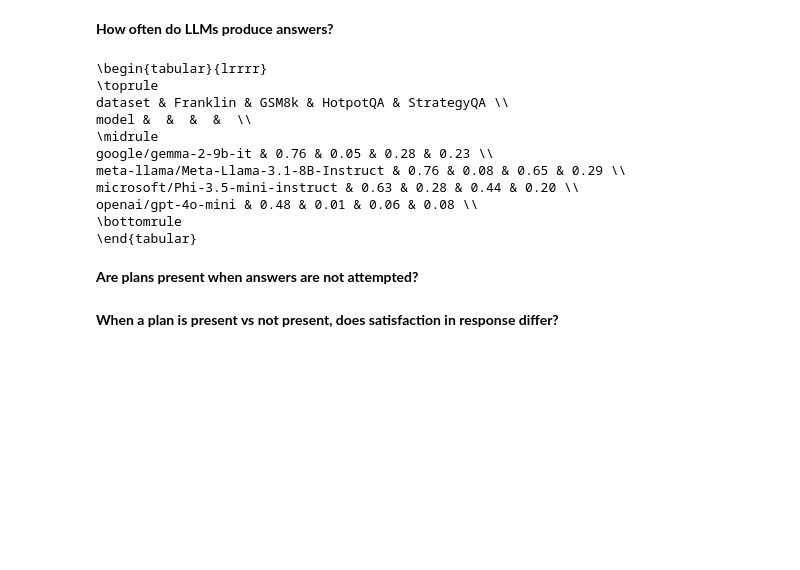
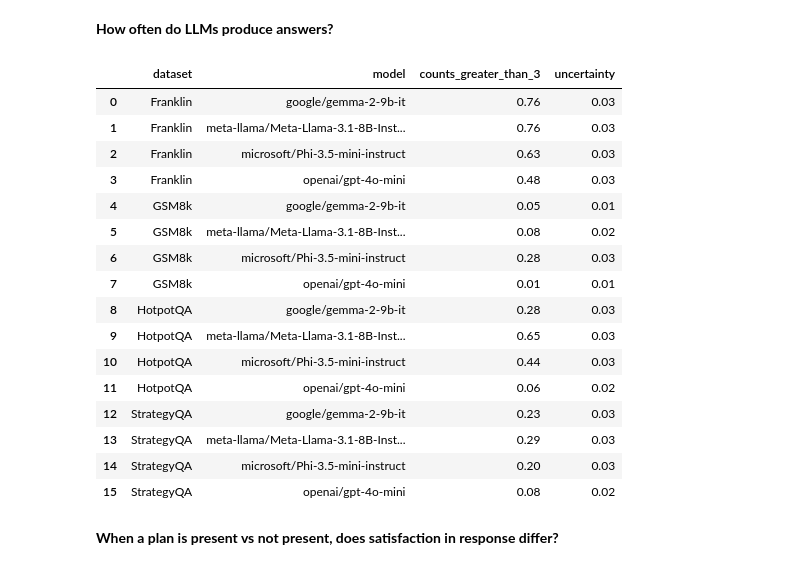
Before and after one commit to njf0/frank-llm, a Jupyter notebook: mini-project/studies/ask/results/results.ipynb, the cells around one changed output. Drawn from its saved outputs; the diff is of its cells as text; code cells hidden in the pictures; blank space fills up the shorter version.

Commit message:
Add optional parameter and uncertainty calculation to majority_vote and counts functions

```diff
--- a/mini-project/studies/ask/results/results.ipynb
+++ b/mini-project/studies/ask/results/results.ipynb
@@ -259,18 +259,23 @@ analysis.plot_histograms(Q2)
 # %% [markdown]
 **How often do LLMs produce answers?**
 # %%
-print(analysis.pivot_latex_table(analysis.counts_lt_n(Q1, 3)))
+# print(analysis.pivot_latex_table(analysis.counts_lt_n(Q1, 3)))
+analysis.counts_lt_n(Q1, 3)
 # %% [output]
-\begin{tabular}{lrrrr}
-\toprule
-dataset & Franklin & GSM8k & HotpotQA & StrategyQA \\
-model &  &  &  &  \\
-\midrule
-google/gemma-2-9b-it & 0.76 & 0.05 & 0.28 & 0.23 \\
-meta-llama/Meta-Llama-3.1-8B-Instruct & 0.76 & 0.08 & 0.65 & 0.29 \\
-microsoft/Phi-3.5-mini-instruct & 0.63 & 0.28 & 0.44 & 0.20 \\
-openai/gpt-4o-mini & 0.48 & 0.01 & 0.06 & 0.08 \\
-\bottomrule
-\end{tabular}
+|  | dataset | model | counts_greater_than_3 | uncertainty |
+| 0 | Franklin | google/gemma-2-9b-it | 0.76 | 0.03 |
+| 1 | Franklin | meta-llama/Meta-Llama-3.1-8B-Inst... | 0.76 | 0.03 |
+| 2 | Franklin | microsoft/Phi-3.5-mini-instruct | 0.63 | 0.03 |
+| 3 | Franklin | openai/gpt-4o-mini | 0.48 | 0.03 |
+| 4 | GSM8k | google/gemma-2-9b-it | 0.05 | 0.01 |
+| 5 | GSM8k | meta-llama/Meta-Llama-3.1-8B-Inst... | 0.08 | 0.02 |
+| 6 | GSM8k | microsoft/Phi-3.5-mini-instruct | 0.28 | 0.03 |
+| 7 | GSM8k | openai/gpt-4o-mini | 0.01 | 0.01 |
+| 8 | HotpotQA | google/gemma-2-9b-it | 0.28 | 0.03 |
+| 9 | HotpotQA | meta-llama/Meta-Llama-3.1-8B-Inst... | 0.65 | 0.03 |
+| 10 | HotpotQA | microsoft/Phi-3.5-mini-instruct | 0.44 | 0.03 |
+| 11 | HotpotQA | openai/gpt-4o-mini | 0.06 | 0.02 |
+| 12 | StrategyQA | google/gemma-2-9b-it | 0.23 | 0.03 |
+| 13 | StrategyQA | meta-llama/Meta-Llama-3.1-8B-Inst... | 0.29 | 0.03 |
+| 14 | StrategyQA | microsoft/Phi-3.5-mini-instruct | 0.20 | 0.03 |
+| 15 | StrategyQA | openai/gpt-4o-mini | 0.08 | 0.02 |
-# %% [markdown]
-**Are plans present when answers are not attempted?**
```
Also changed, not shown: parts of 4 cells of this notebook, 2 other files.
